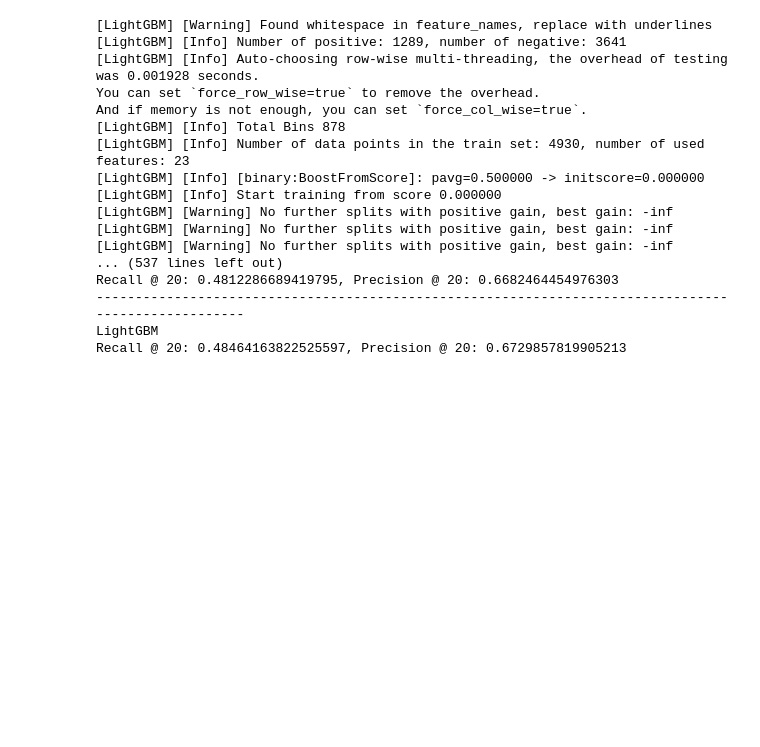
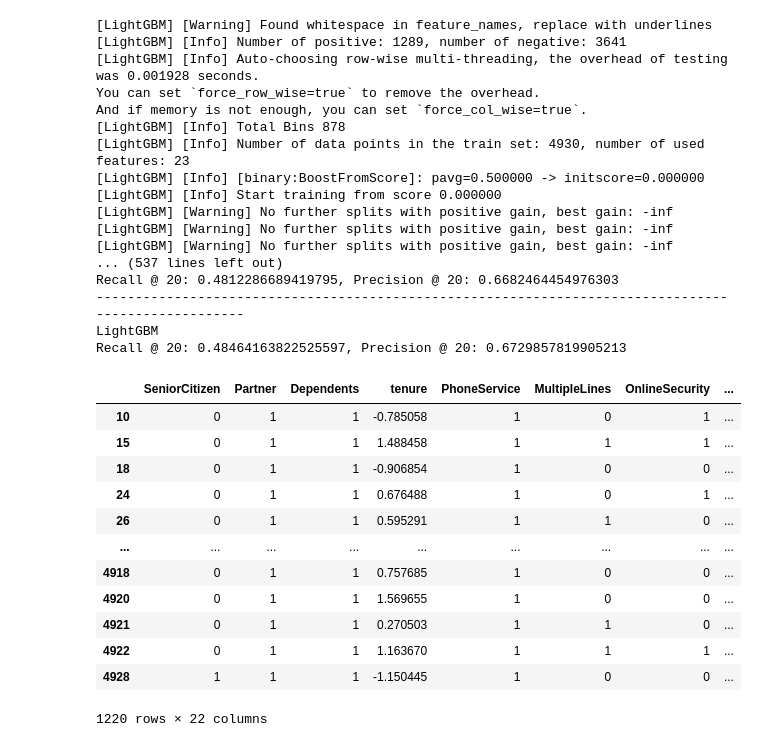
Before and after one commit to Priyanshu-Upadhyay-27/end-to-end-churn-ml, a Jupyter notebook: notebooks/Model_Building.ipynb, the cells around one changed output. Cells and saved outputs as stored; diff of their text form; code cells hidden in the pictures; blank space fills up the shorter version.

Commit message:
Joining the new feature in the dataframe

```diff
--- a/notebooks/Model_Building.ipynb
+++ b/notebooks/Model_Building.ipynb
@@ -1179,3 +1192,26 @@ Recall @ 20: 0.48464163822525597, Precision @ 20: 0.6729857819905213
+# %%
+X_train = X_train.drop(columns = ["charge_tenure_interaction"])
+X_test = X_test.drop(columns = ["charge_tenure_interaction"])
+# %%
+cat1A = X_train["Partner"] == 1
+cat1B =  X_train["Dependents"] == 1
+mask = cat1A & cat1B
+
+X_train.loc[mask, ]
+# %% [output]
+|  | SeniorCitizen | Partner | Dependents | tenure | PhoneService | MultipleLines | OnlineSecurity | ... |
+| 10 | 0 | 1 | 1 | -0.785058 | 1 | 0 | 1 | ... |
+| 15 | 0 | 1 | 1 | 1.488458 | 1 | 1 | 1 | ... |
+| 18 | 0 | 1 | 1 | -0.906854 | 1 | 0 | 0 | ... |
+| 24 | 0 | 1 | 1 | 0.676488 | 1 | 0 | 1 | ... |
+| 26 | 0 | 1 | 1 | 0.595291 | 1 | 1 | 0 | ... |
+| ... | ... | ... | ... | ... | ... | ... | ... | ... |
+| 4918 | 0 | 1 | 1 | 0.757685 | 1 | 0 | 0 | ... |
+| 4920 | 0 | 1 | 1 | 1.569655 | 1 | 0 | 0 | ... |
+| 4921 | 0 | 1 | 1 | 0.270503 | 1 | 1 | 0 | ... |
+| 4922 | 0 | 1 | 1 | 1.163670 | 1 | 1 | 1 | ... |
+| 4928 | 1 | 1 | 1 | -1.150445 | 1 | 0 | 0 | ... |
+1220 rows × 22 columns
 # %%
 result_df = pd.DataFrame(result_log)
 result_df.to_csv("experiment_log.csv", index=False)
```
Also changed, not shown: parts of 1 cell of this notebook.
